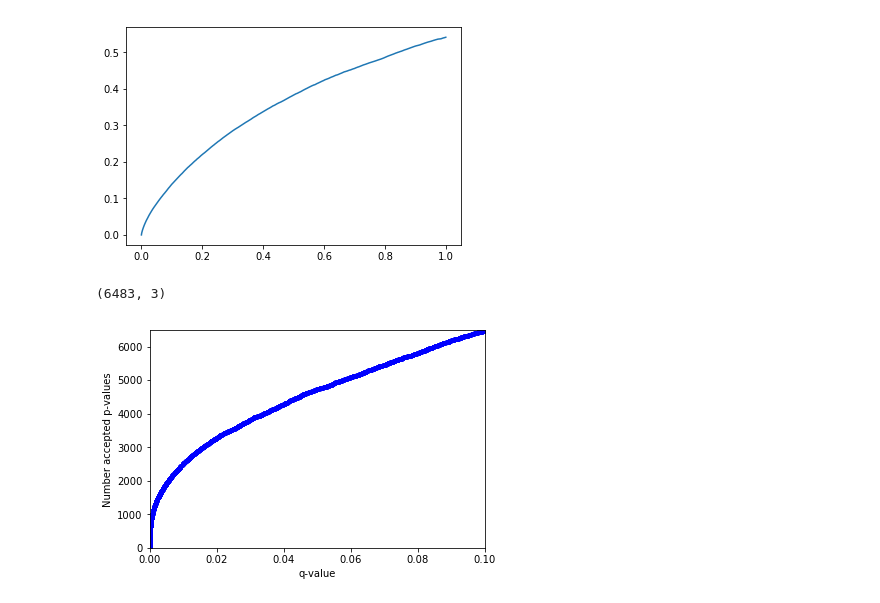
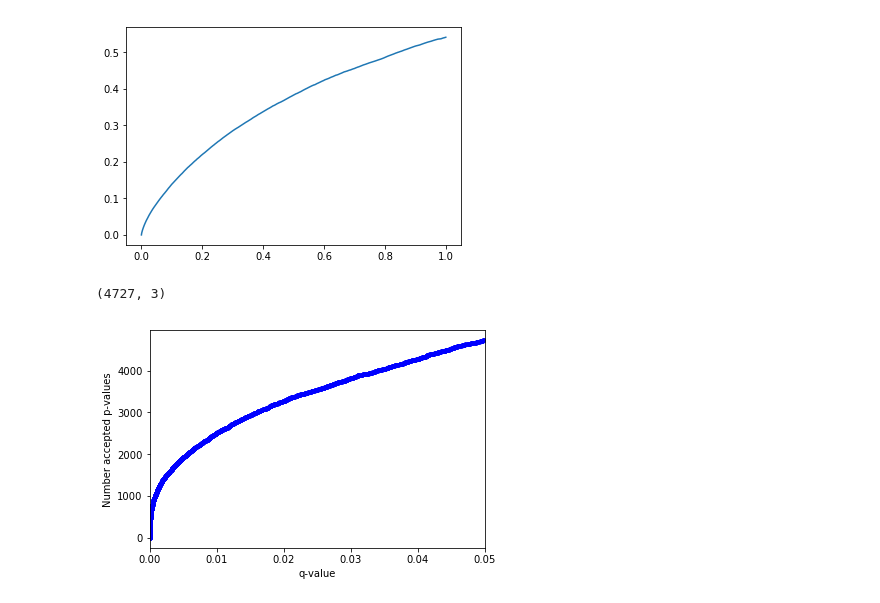
Before and after one commit to sailepradh/prj_algo_bioinfo, a Jupyter notebook: notebook/TCGA_project.ipynb, the cells around one changed output. Drawn from its saved outputs; the diff is of its cells as text; code cells hidden in the pictures.

```diff
--- a/notebook/TCGA_project.ipynb
+++ b/notebook/TCGA_project.ipynb
@@ -341,3 +299,3 @@ sorted_result_df.head()
 # %%
-p_values_list = np.array(sorted_result_df[1]
+p_values_list = np.array(sorted_result_df["p_value"])
 gene_id = np.array(sorted_result_df["Gene_ID"])
@@ -349,11 +302,12 @@ array([  1.62206908e-13,   3.04639546e-12,   5.24455531e-12, ...,
 # %%
-##Estimate lambda values
+##Estimate pi_0 for the p-values that we found and implemented from the http://www.pnas.org/content/pnas/100/16/9440.full.pdf
+## appedix 3
 
-p_values = np.array(p_values_list)
-length = len(p_values)
+length = len(p_values_list)
 lamda = np.arange(0.01, 0.96,0.01)
-weights =np.array([length-np.argmax(p_values>=l) for l in lamda])
+weights =np.array([length-np.argmax(p_values_list>=l) for l in lamda])
 estpi0=np.array([weights[i] / (length * (1 - lamda[i])) for i in range(lamda.size)])
+## here we get the minimum of the lambda estimates as the inital lambda0
 min_estpi_0= np.min(estpi0)
 min_estpi_0
 # %% [output]
@@ -395,22 +352,21 @@ plt.show()
 # %% [output]
 [figure]
 # %%
-accepted_gene = Final_dataframe[Final_dataframe[1] < 0.1]
+accepted_gene = Final_dataframe[Final_dataframe[1] < 0.05]
 # %%
 accepted_gene.shape
 # %% [output]
-(6483, 3)
+(4727, 3)
 # %%
 import numpy as np
 import matplotlib.pyplot as plt
 
 #list(range(len(accepted_analyte["p-value"])))
 
 plt.plot(accepted_gene[1], list(range(len(accepted_gene[0]))),'b.')
 plt.ylabel("Number accepted p-values")
 plt.xlabel("q-value")
-plt.xlim(0,0.1)
-plt.ylim(0,6483list(sorted_test_df.index.values))
+plt.xlim(0,0.05)
 plt.show()
 # %% [output]
-[figure, old version]
+[figure, new version]
```
Also changed, not shown: parts of 25 cells of this notebook.
